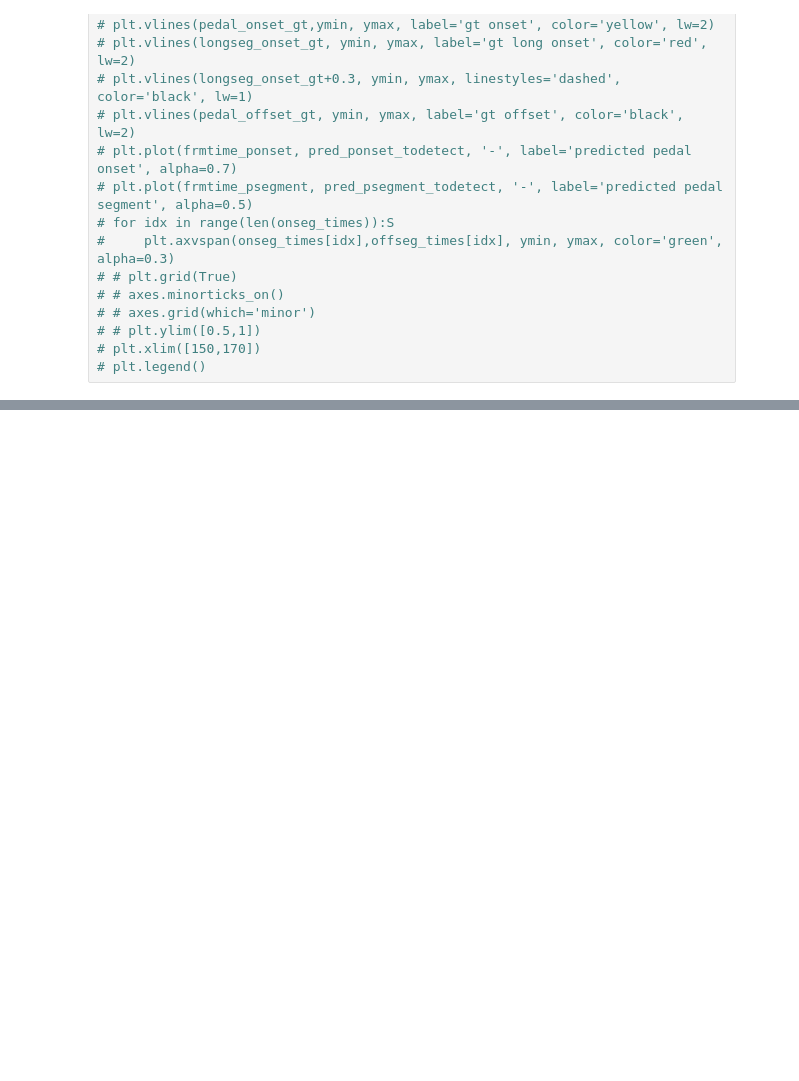
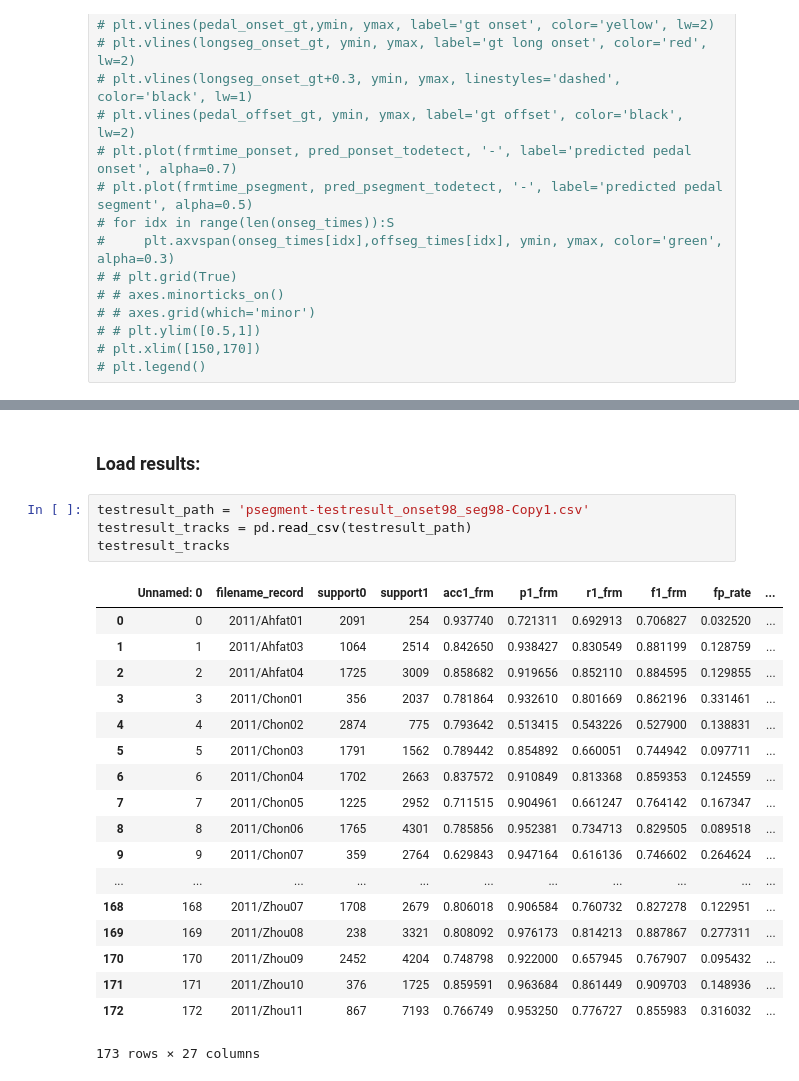
Before and after one commit to beiciliang/sustain-pedal-detection, a Jupyter notebook: 3. piece-wise detection.ipynb, the cells around one changed output, grey strips where cells are left out. Cells and saved outputs as stored; diff of their text form; blank space fills up the shorter version.

```diff
--- a/3. piece-wise detection.ipynb
+++ b/3. piece-wise detection.ipynb
@@ -653,0 +438,25 @@ df.to_csv('psegment-testresult_onset98_seg98.csv')
+# %% [markdown]
+### Load results:
+# %%
+testresult_path = 'psegment-testresult_onset98_seg98-Copy1.csv'
+testresult_tracks = pd.read_csv(testresult_path)
+testresult_tracks
+# %% [output]
+|  | Unnamed: 0 | filename_record | support0 | support1 | acc1_frm | p1_frm | r1_frm | f1_frm | fp_rate | ... |
+| 0 | 0 | 2011/Ahfat01 | 2091 | 254 | 0.937740 | 0.721311 | 0.692913 | 0.706827 | 0.032520 | ... |
+| 1 | 1 | 2011/Ahfat03 | 1064 | 2514 | 0.842650 | 0.938427 | 0.830549 | 0.881199 | 0.128759 | ... |
+| 2 | 2 | 2011/Ahfat04 | 1725 | 3009 | 0.858682 | 0.919656 | 0.852110 | 0.884595 | 0.129855 | ... |
+| 3 | 3 | 2011/Chon01 | 356 | 2037 | 0.781864 | 0.932610 | 0.801669 | 0.862196 | 0.331461 | ... |
+| 4 | 4 | 2011/Chon02 | 2874 | 775 | 0.793642 | 0.513415 | 0.543226 | 0.527900 | 0.138831 | ... |
+| 5 | 5 | 2011/Chon03 | 1791 | 1562 | 0.789442 | 0.854892 | 0.660051 | 0.744942 | 0.097711 | ... |
+| 6 | 6 | 2011/Chon04 | 1702 | 2663 | 0.837572 | 0.910849 | 0.813368 | 0.859353 | 0.124559 | ... |
+| 7 | 7 | 2011/Chon05 | 1225 | 2952 | 0.711515 | 0.904961 | 0.661247 | 0.764142 | 0.167347 | ... |
+| 8 | 8 | 2011/Chon06 | 1765 | 4301 | 0.785856 | 0.952381 | 0.734713 | 0.829505 | 0.089518 | ... |
+| 9 | 9 | 2011/Chon07 | 359 | 2764 | 0.629843 | 0.947164 | 0.616136 | 0.746602 | 0.264624 | ... |
+| ... | ... | ... | ... | ... | ... | ... | ... | ... | ... | ... |
+| 168 | 168 | 2011/Zhou07 | 1708 | 2679 | 0.806018 | 0.906584 | 0.760732 | 0.827278 | 0.122951 | ... |
+| 169 | 169 | 2011/Zhou08 | 238 | 3321 | 0.808092 | 0.976173 | 0.814213 | 0.887867 | 0.277311 | ... |
+| 170 | 170 | 2011/Zhou09 | 2452 | 4204 | 0.748798 | 0.922000 | 0.657945 | 0.767907 | 0.095432 | ... |
+| 171 | 171 | 2011/Zhou10 | 376 | 1725 | 0.859591 | 0.963684 | 0.861449 | 0.909703 | 0.148936 | ... |
+| 172 | 172 | 2011/Zhou11 | 867 | 7193 | 0.766749 | 0.953250 | 0.776727 | 0.855983 | 0.316032 | ... |
+173 rows × 27 columns
```
Also changed, not shown: parts of 21 cells of this notebook.
